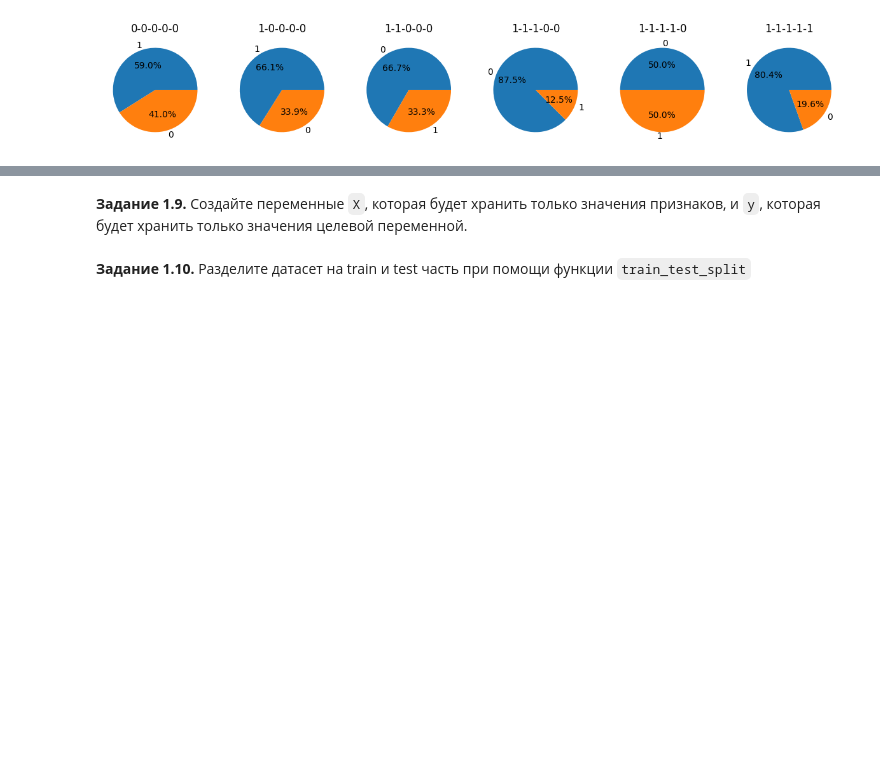
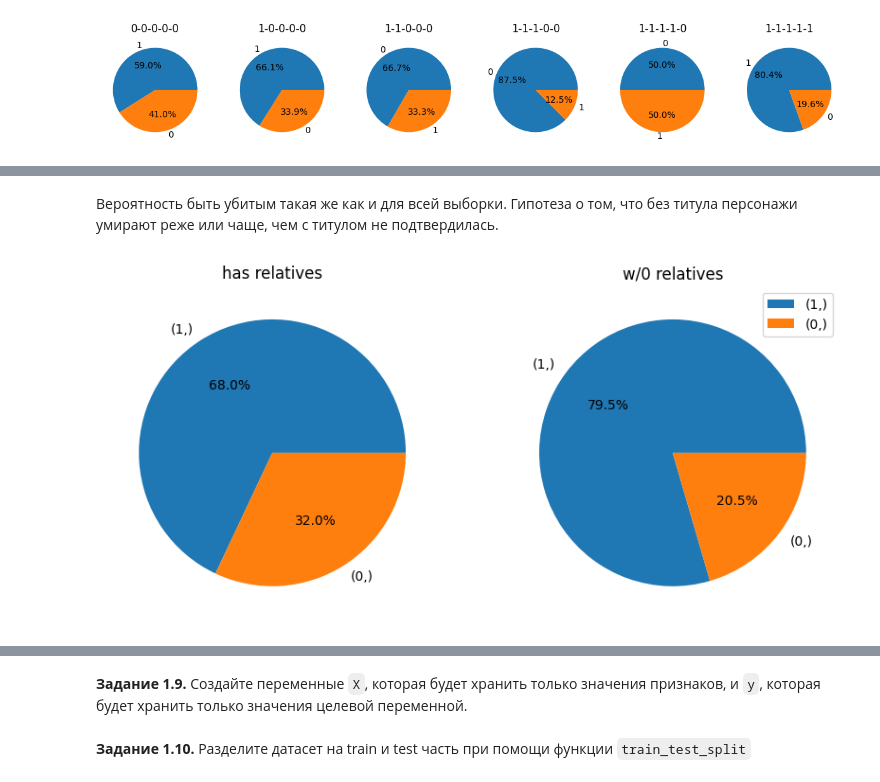
Before and after one commit to 2813/dls-homework, a Jupyter notebook: [homework]game_of_thrones_prediction.ipynb, the cells around one changed output, grey strips where cells are left out. Saved outputs shown, nothing was run; the diff lists cells and outputs as text; code cells hidden in the pictures; blank space fills up the shorter version.

```diff
--- a/[homework]game_of_thrones_prediction.ipynb
+++ b/[homework]game_of_thrones_prediction.ipynb
@@ -396,0 +409,21 @@ plt.show()
+# %% [markdown]
+Вероятность быть убитым такая же как и для всей выборки. Гипотеза о том, что без титула персонажи умирают реже или чаще, чем с титулом не подтвердилась.
+# %%
+hasRelatives = data.loc[(data.relatives == 1), ["isAlive"]]
+notRelatives = data.loc[(data.relatives == 0), ["isAlive"]]
+
+d = hasRelatives.value_counts()
+d1 = notRelatives.value_counts()
+
+fig, (ax1, ax2) = plt.subplots(1, 2, figsize=(10,8))
+
+ax1.pie(d, labels=d.index, autopct='%1.1f%%')
+ax2.pie(d1, labels=d1.index, autopct='%1.1f%%')
+
+ax1.set_title("has relatives")
+ax2.set_title("w/0 relatives")
+plt.legend()
+
+plt.show()
+# %% [output]
+[figure, added]
```
Also changed, not shown: parts of 15 cells of this notebook.
